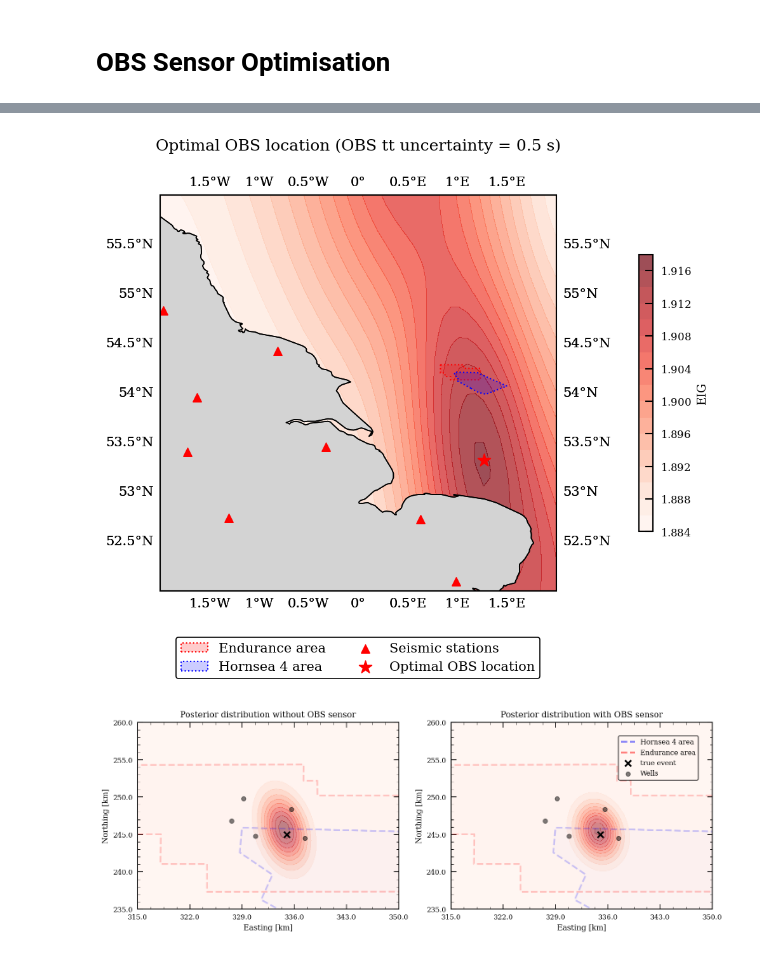
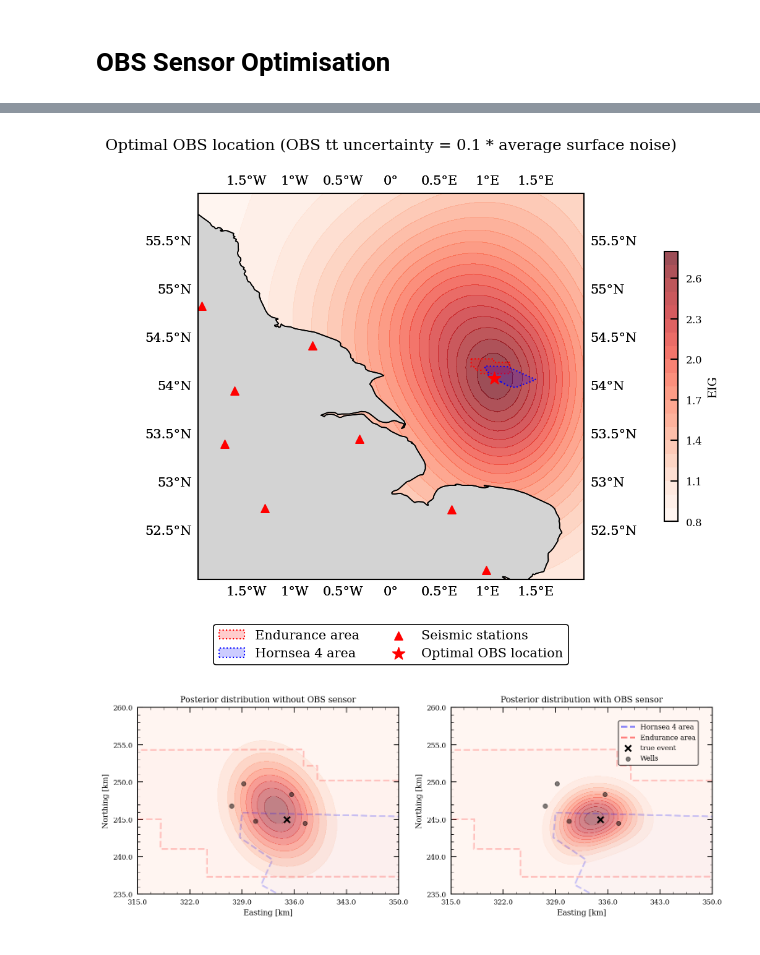
Before and after one commit to dominik-strutz/Endurance_CCS_design_study, a Jupyter notebook: endurance_design_study.ipynb, the cells around one changed output, grey strips where cells are left out. Drawn from its saved outputs; the diff is of its cells as text; code cells hidden in the pictures.

```diff
--- a/endurance_design_study.ipynb
+++ b/endurance_design_study.ipynb
@@ -741,8 +723,20 @@ plt.show()
 # %%
-from ax.service.ax_client import AxClient
-from ax.utils.notebook.plotting import init_notebook_plotting, render
+gs = GenerationStrategy(
+    steps=[
+        GenerationStep(
+            model=Models.SOBOL,
+            num_trials=30,
+            min_trials_observed=30,
+        ),
+        GenerationStep(
+            model=Models.GPEI,
+            num_trials=-1,
+            max_parallelism=10,  # Can set higher parallelism if needed
+        )
+    ]
+)
 
-ax_client = AxClient(verbose_logging=False)
+ax_client = AxClient(verbose_logging=False, generation_strategy=gs)
 
 x_min, x_max = topo_data_xy.coords['E'].values.min(), topo_data_xy.coords['E'].values.max()
 y_min, y_max = topo_data_xy.coords['N'].values.min(), topo_data_xy.coords['N'].values.max()
@@ -754,9 +748,8 @@ ax_client.create_experiment(
         {'name': 'obs_1_y', 'type': 'range', 'value_type': 'float', 'bounds': [y_min, y_max]},
     ],
     objective_name='EIG',
+    # choose_generation_strategy_kwargs=
 )
-
-tt_std = 0.5
 
 class Optimisation_Func:
 
@@ -767,7 +760,7 @@ class Optimisation_Func:
 
     def __call__(self, input):
         obs_1_z = self.topo_data_xy.interp(E=input['obs_1_x'], N=input['obs_1_y'], method='linear').values
-        added_design = torch.from_numpy(np.array([[input['obs_1_x'], input['obs_1_y'], obs_1_z, avg_surface_seis_noise]]))
+        added_design = torch.from_numpy(np.array([[input['obs_1_x'], input['obs_1_y'], obs_1_z, avg_surface_seis_noise*0.1]]))
         design = torch.cat((self.existing_design, added_design), dim=0).float()
 
         EIG, _ = self.BED.calculate_EIG(
@@ -822,35 +810,35 @@ fig, ax = plt.subplots(figsize=(9, 6), subplot_kw=dict(projection=projPC))
 #     add_colorbar=False)
 
 plot_geographic_settings(
     ax, lon_min, lon_max, lat_min, lat_max,
     landmarks_df, endurance_area_latlon, hornsea_4_latlon,
     seismic_inventory, projPC,
     add_land=False, add_cities=False)
 
 cont = ax.contourf(x_latlon, y_latlon, EIG, levels=20, cmap='Reds', alpha=0.7, zorder=-2,)
 
 od_lat, od_lon = xy2latlong(optimal_design[:, 0].numpy(), optimal_design[:, 1].numpy(), topo_data_xy, topo_data_latlon)
 ax.scatter(od_lon[-1], od_lat[-1], marker='*', s=100, color='red', zorder=10, label='Optimal OBS location')
 
 ax.gridlines(draw_labels=True, dms=False, x_inline=False, y_inline=False, alpha=0.0)
 
 ax.coastlines()
 
 ax.add_feature(cartopy.feature.LAND, zorder=-1, edgecolor='k', facecolor='lightgrey')
 fig.colorbar(cont, label='EIG', shrink=0.7, ax=ax, pad=0.1,)
 
 # place legend below plot
 ax.legend(loc='upper center', bbox_to_anchor=(0.5, -0.05), ncol=2, fontsize=10)
 
-ax.set_title(f'Optimal OBS location (OBS tt uncertainty = {tt_std:.1f} s)', fontsize=12, pad=20)
+ax.set_title(f'Optimal OBS location (OBS tt uncertainty = 0.1 * average surface noise)', fontsize=12, pad=20)
 
 ax.set_aspect('equal')
 
 plt.tight_layout()
 
 plt.show()
 # %% [output]
-[figure, old version]
+[figure, new version]
 # %%
 from helper_functions import plot_modelspace_dist_slice
 
@@ -861,13 +849,12 @@ fig, ax_dict = plt.subplot_mosaic([['a', 'b']], figsize=(12, 6))
 ax = ax_dict['a']
 
 
-inp = prepare_input_data(true_event.unsqueeze(0), design_seis_only)
-tt_obs = torch.from_numpy(Eik_nn.Traveltime(inp, verbose=0))
+tt_obs = Forward_Class(design_seis_only, true_event[None, :]).squeeze()
 
-p_posterior, p_prior, p_posterior_X, p_posterior_Y, p_posterior_Z = gridsearch_posterior(tt_obs, x_local, y_local, z_local, design_seis_only, Eik_nn, prior_dist, data_likelihood)
+p_posterior_no_obs, p_prior_no_obs, p_posterior_X_no_obs, p_posterior_Y_no_obs, p_posterior_Z_no_obs = gridsearch_posterior(tt_obs, x_local, y_local, z_local, design_seis_only, prior_dist, p_d)
 
 plot_modelspace_dist_slice(
-    ax, p_posterior, p_posterior_X, p_posterior_Y, p_posterior_Z,
+    ax, p_posterior_no_obs, p_posterior_X_no_obs, p_posterior_Y_no_obs, p_posterior_Z_no_obs,
     x_local, y_local, z_local,
     slice_axis='z', slice_value=depth,
     contour_kwargs={'levels': 10, 'cmap': 'Reds', 'alpha': 0.5, 'zorder': 0},
@@ -884,10 +871,9 @@ ax.set_title(f'Posterior distribution without OBS sensor')
 
 ax = ax_dict['b']
 
-inp = prepare_input_data(true_event.unsqueeze(0), optimal_design)
-tt_obs = torch.from_numpy(Eik_nn.Traveltime(inp, verbose=0))
+tt_obs = Forward_Class(true_event[None, :], optimal_design).squeeze()
 
-p_posterior, p_prior, p_posterior_X, p_posterior_Y, p_posterior_Z = gridsearch_posterior(tt_obs, x_local, y_local, z_local, optimal_design, Eik_nn, prior_dist, data_likelihood)
+p_posterior, p_prior, p_posterior_X, p_posterior_Y, p_posterior_Z = gridsearch_posterior(tt_obs, x_local, y_local, z_local, optimal_design, prior_dist, p_d)
 
 plot_modelspace_dist_slice(
     ax, p_posterior, p_posterior_X, p_posterior_Y, p_posterior_Z,
@@ -904,4 +890,4 @@ ax.set_title(f'Posterior distribution with OBS sensor')
 
 plt.show()
 # %% [output]
-[figure, old version]
+[figure, new version]
```
Also changed, not shown: parts of 21 cells of this notebook, 14 other files.
